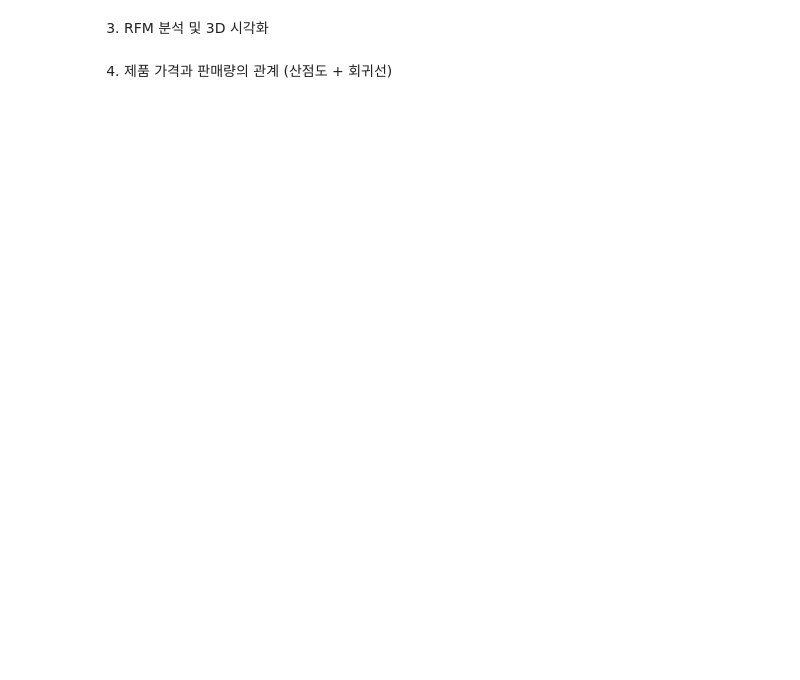
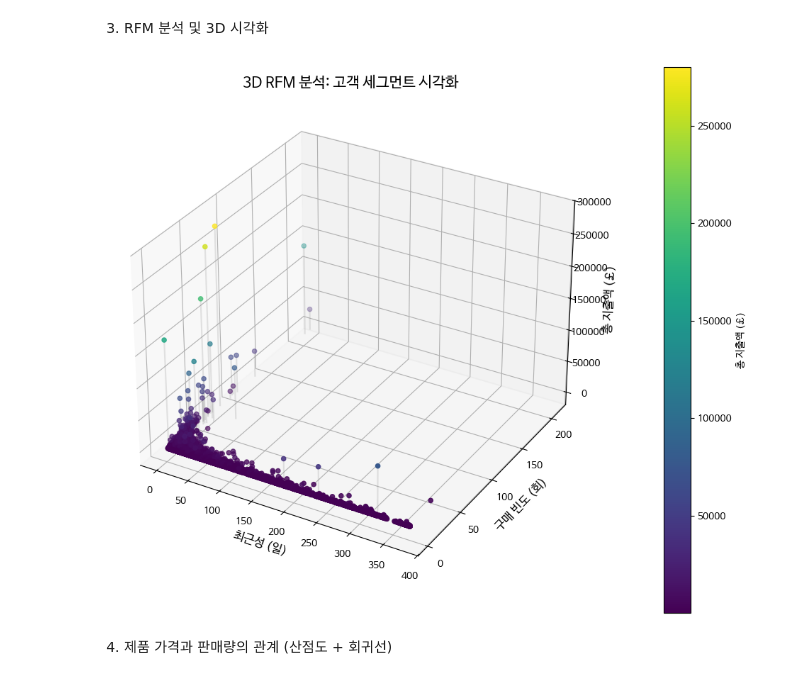
Before and after one commit to minklee26/Data-Analysis-with-Open-Source, a Jupyter notebook: 오픈소스_데이터_분석_11강_수정.ipynb, the cells around one changed output. Cells and saved outputs as stored; diff of their text form; code cells hidden in the pictures; blank space fills up the shorter version.

```diff
--- a/오픈소스_데이터_분석_11강_수정.ipynb
+++ b/오픈소스_데이터_분석_11강_수정.ipynb
@@ -454,34 +490,37 @@ rfm = retail_data_clean.groupby('CustomerID').agg({
 }).reset_index()
 
 rfm.columns = ['CustomerID', 'Recency', 'Frequency', 'Monetary']
 
 ## 3D 그래프 설정
 fig = plt.figure(figsize=(12, 10))
 ax = fig.add_subplot(111, projection='3d')
 
 ## 3D 산점도로 RFM 데이터 시각화
 # x: recency, y: frequency, z: monetary
 # monetary 값에 따라 색상 변화
-
+scatter = ax.scatter(rfm['Recency'], rfm['Frequency'], rfm['Monetary'],
+           c=rfm['Monetary'], cmap='viridis')
 
 ## 각 점에 수직선 추가 (바닥면까지)
 for i in range(len(rfm)):
     x = rfm['Recency'].iloc[i]
     y = rfm['Frequency'].iloc[i]
     z = rfm['Monetary'].iloc[i]
     ax.plot([x, x], [y, y], [0, z], color='gray', alpha=0.2)
 
 ## 축 레이블 설정
 ax.set_xlabel('최근성 (일)', fontsize=12)
 ax.set_ylabel('구매 빈도 (회)', fontsize=12)
 ax.set_zlabel('총 지출액 (£)', fontsize=12)
 
 ## 컬러바 추가
 plt.colorbar(scatter, ax=ax, pad=0.1, label='총 지출액 (£)')
 
 ## 그래프 제목 설정
 plt.title('3D RFM 분석: 고객 세그먼트 시각화', fontsize=15)
 plt.show()
+# %% [output]
+[figure, added]
 # %% [markdown]
 4. 제품 가격과 판매량의 관계 (산점도 + 회귀선)
 # %%
```
Also changed, not shown: parts of 3 cells of this notebook.
